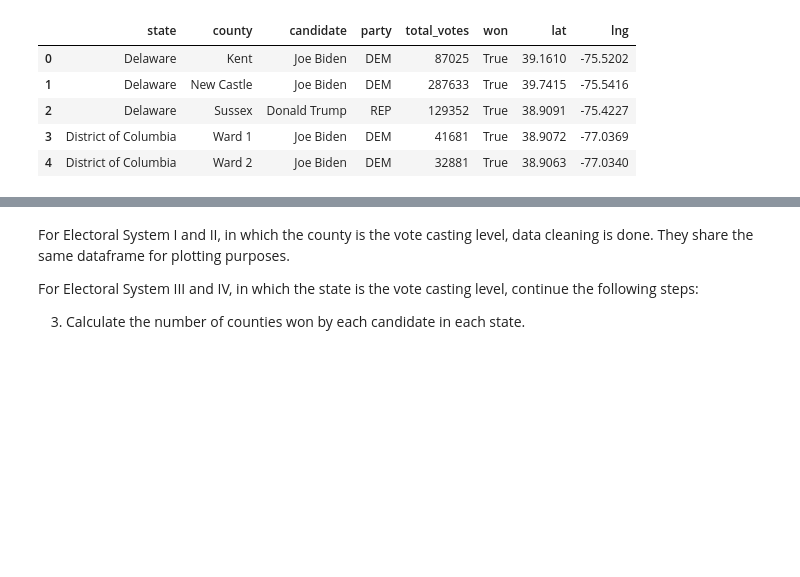
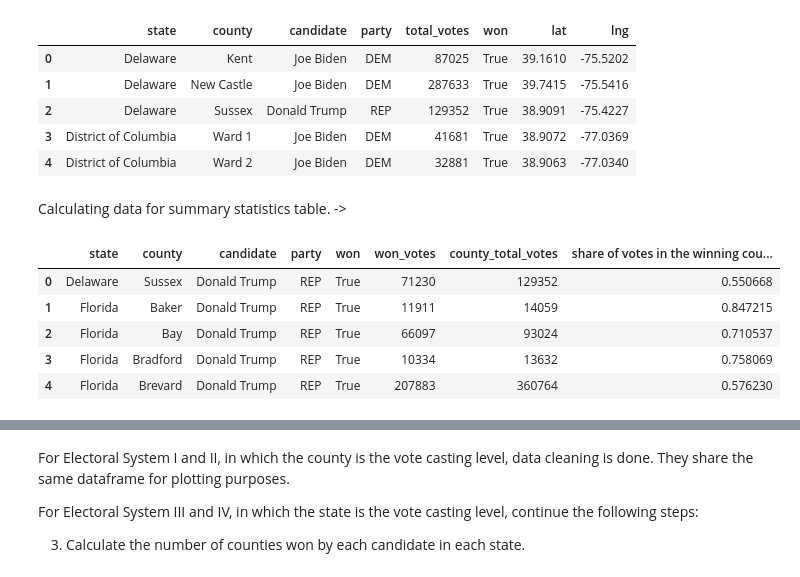
Before and after one commit to AllysonCui/ECO225, a Jupyter notebook: Code/Project 1/Project_1.ipynb, the cells around one changed output, grey strips where cells are left out. Saved outputs shown, nothing was run; the diff lists cells and outputs as text; code cells hidden in the pictures; blank space fills up the shorter version.

```diff
--- a/Code/Project 1/Project_1.ipynb
+++ b/Code/Project 1/Project_1.ipynb
@@ -134,3 +144,25 @@ df_county.head()
 | 2 | Delaware | Sussex | Donald Trump | REP | 129352 | True | 38.9091 | -75.4227 |
 | 3 | District of Columbia | Ward 1 | Joe Biden | DEM | 41681 | True | 38.9072 | -77.0369 |
 | 4 | District of Columbia | Ward 2 | Joe Biden | DEM | 32881 | True | 38.9063 | -77.0340 |
+# %% [markdown]
+Calculating data for summary statistics table. ->
+# %%
+df_county_won = df_county.copy()
+df_county_won.drop(df_county_won[df_county_won['candidate'] != 'Donald Trump'].index, inplace = True)
+df_county_won.drop(['lat', 'lng'], axis = 1, inplace = True)
+df_county_won.rename(columns={"total_votes": "county_total_votes"}, inplace = True)
+df_county_won = pd.merge(df_county_won, df_copy, on=['county', 'state', 'candidate', 'party', 'won'], how='left')
+df_county_won.rename(columns={"total_votes": "won_votes"}, inplace = True)
+df_county_won = df_county_won[['state', 'county', 'candidate', 'party', 'won', 'won_votes', 'county_total_votes']]
+df_county_won['share of votes in the winning counties'] = \
+    df_county_won['won_votes'] / df_county_won['county_total_votes']
+#df_county_won['share of votes in the winning counties'] = \
+#    df_county_won['share of votes in the winning counties'].apply(lambda x:round(x,2))
+df_county_won.head()
+# %% [output]
+|  | state | county | candidate | party | won | won_votes | county_total_votes | share of votes in the winning cou... |
+| 0 | Delaware | Sussex | Donald Trump | REP | True | 71230 | 129352 | 0.550668 |
+| 1 | Florida | Baker | Donald Trump | REP | True | 11911 | 14059 | 0.847215 |
+| 2 | Florida | Bay | Donald Trump | REP | True | 66097 | 93024 | 0.710537 |
+| 3 | Florida | Bradford | Donald Trump | REP | True | 10334 | 13632 | 0.758069 |
+| 4 | Florida | Brevard | Donald Trump | REP | True | 207883 | 360764 | 0.576230 |
```
Also changed, not shown: parts of 42 cells of this notebook, 3 other files.
